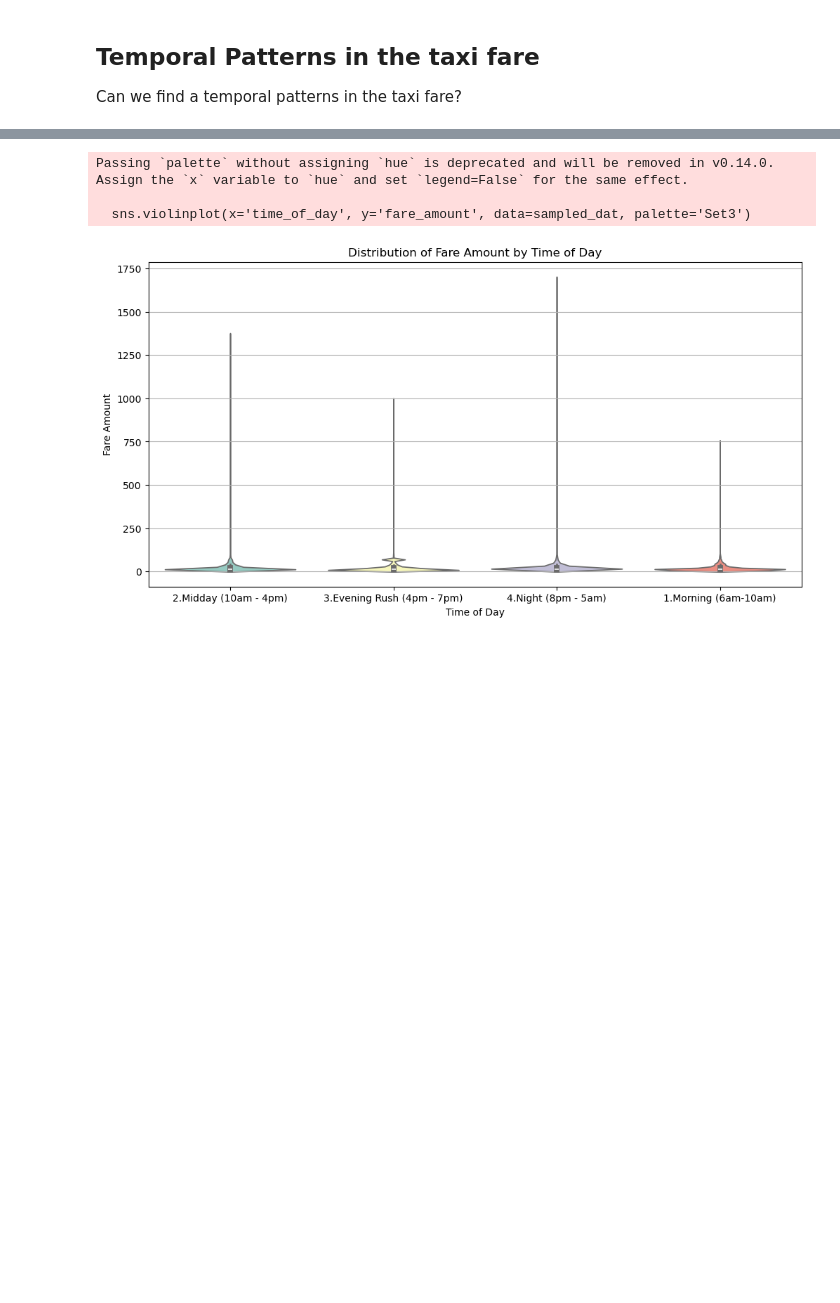
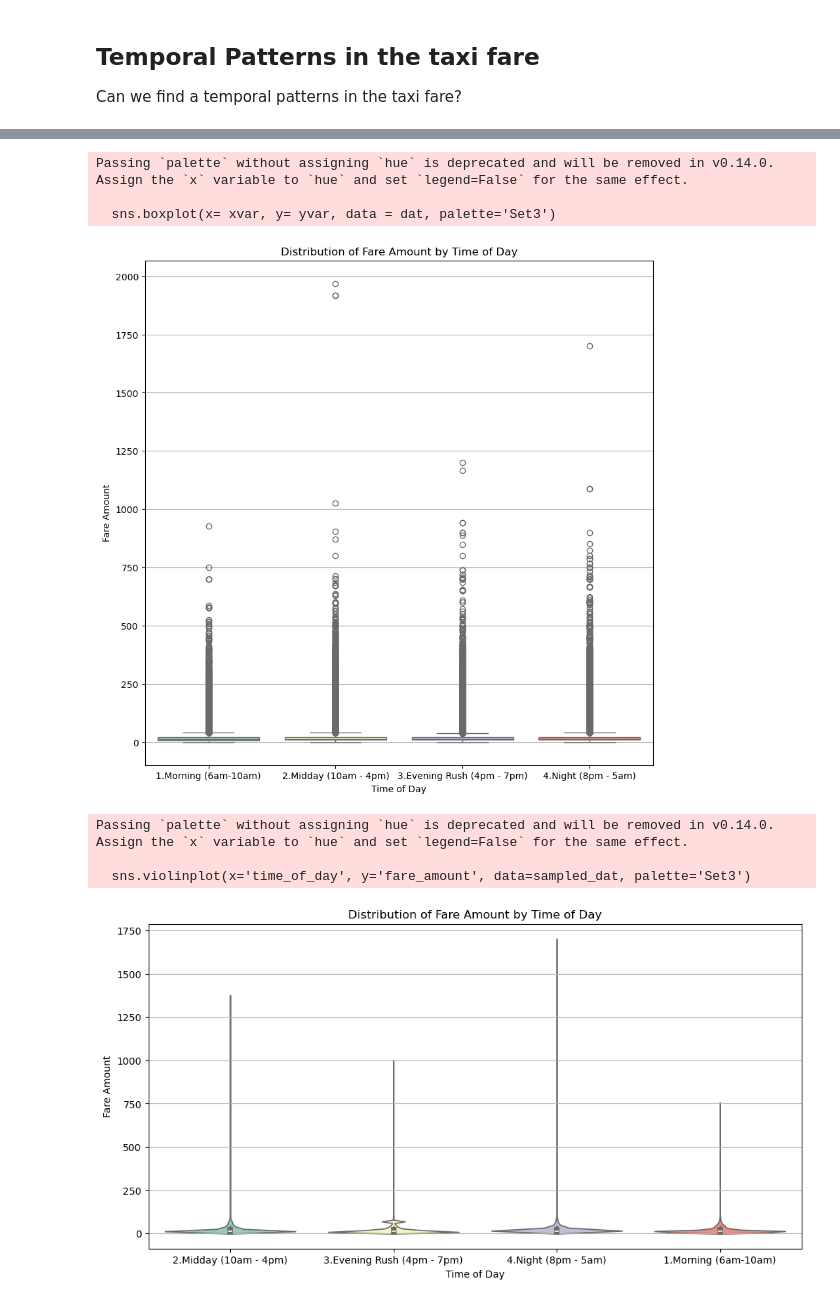
Before and after one commit to alexanderpegoto/DS1007_FinalProject, a Jupyter notebook: code/jiwoo_local.ipynb, the cells around one changed output, grey strips where cells are left out. Saved outputs shown, nothing was run; the diff lists cells and outputs as text; code cells hidden in the pictures; blank space fills up the shorter version.

```diff
--- a/code/jiwoo_local.ipynb
+++ b/code/jiwoo_local.ipynb
@@ -52,6 +52,23 @@ def split_hours(hour):
 sampled_dat['tpep_date'], sampled_dat['tpep_month'] , sampled_dat['tpep_hour'], sampled_dat['tpep_dayname'] = extract_dt(sampled_dat['tpep_pickup_datetime'])
 sampled_dat['tpep_drop_date'], sampled_dat['tpep_drop_month'] , sampled_dat['tpep_drop_hour'], sampled_dat['tpep_drop_dayname'] = extract_dt(sampled_dat['tpep_dropoff_datetime'])
 sampled_dat['time_of_day'] = split_hours(sampled_dat['tpep_hour'])
+# %%
+def boxplot(dat, xvar, yvar, title, xlabel, ylabel):
+    plt.figure(figsize = (10,10))
+    sns.boxplot(x= xvar, y= yvar, data = dat, palette='Set3')
+    plt.title(title)
+    plt.xlabel(xlabel)
+    plt.ylabel(ylabel)
+    plt.grid(axis = 'y')
+    plt.show()
+
+sampled_dat = sampled_dat[(sampled_dat['fare_amount'] < 2000) & (sampled_dat['fare_amount'] > 0)]
+boxplot(dat=sampled_dat, title = 'Distribution of Fare Amount by Time of Day', xvar = 'time_of_day', yvar = 'fare_amount', xlabel='Time of Day', ylabel='Fare Amount')
+# %% [output]
+Passing `palette` without assigning `hue` is deprecated and will be removed in v0.14.0. Assign the `x` variable to `hue` and set `legend=False` for the same effect.
+
+  sns.boxplot(x= xvar, y= yvar, data = dat, palette='Set3')
+[figure, added]
 # %%
 # Assuming 'sampled_dat' DataFrame already contains the 'time_of_day' and 'fare_amount' columns
 sampled_dat = sampled_dat[(sampled_dat['fare_amount'] < 2000) & (sampled_dat['fare_amount'] > 0)]
```
Also changed, not shown: parts of 5 cells of this notebook, 3 other files.
